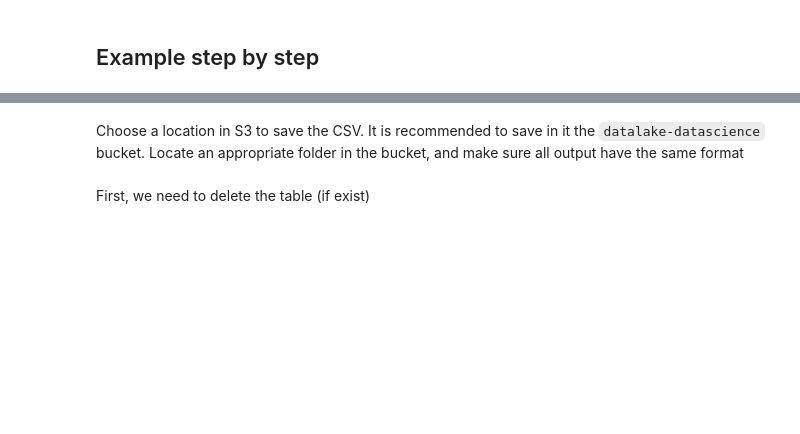
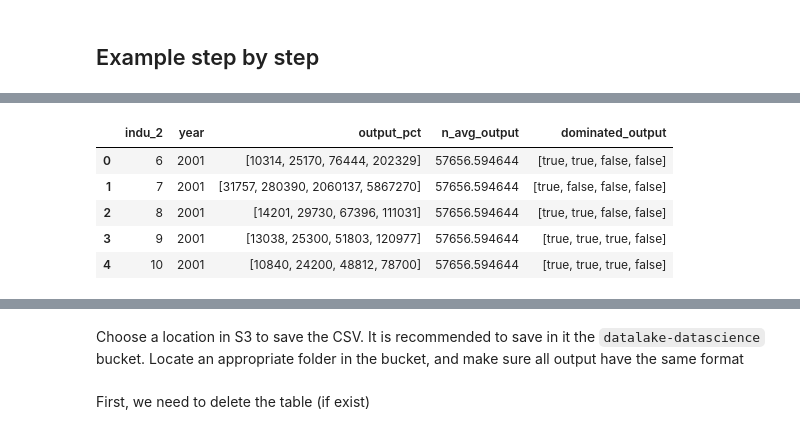
Before and after one commit to thomaspernet/Financial_dependency_pollution, a Jupyter notebook: 01_data_preprocessing/02_transform_tables/08_dominated_industry_ownership.ipynb, the cells around one changed output, grey strips where cells are left out. Saved outputs shown, nothing was run; the diff lists cells and outputs as text; code cells hidden in the pictures; blank space fills up the shorter version.

Commit message:
Query to merge and construct asif_industry_characteristics_ownership with create dominated industry
uvy96muto62979g

```diff
--- a/01_data_preprocessing/02_transform_tables/08_dominated_industry_ownership.ipynb
+++ b/01_data_preprocessing/02_transform_tables/08_dominated_industry_ownership.ipynb
@@ -121,5 +125,5 @@ The notebook reference is the following https://github.com/thomaspernet/Financia
 # %% [markdown]
 ## Example step by step
 # %%
-DatabaseName = ''
+DatabaseName = 'firms_survey'
 s3_output_example = 'SQL_OUTPUT_ATHENA'
@@ -137,0 +206,79 @@ output
+# %%
+query= """
+WITH test as (
+  SELECT
+    year,
+    firm,
+    cic,
+    output,
+    employ,
+    sales,
+    captal,
+    CASE WHEN LENGTH(cic) = 4 THEN substr(cic, 1, 2) ELSE concat(
+      '0',
+      substr(cic, 1, 1)
+    ) END AS indu_2,
+    CASE WHEN ownership = 'SOE' THEN 'SOE' ELSE 'PRIVATE' END AS soe_vs_pri,
+    CASE WHEN ownership in ('HTM', 'FOREIGN') THEN 'FOREIGN' ELSE 'DOMESTIC' END AS for_vs_dom
+  FROM
+    firms_survey.asif_firms_prepared
+  WHERE
+    year = '2001'
+)
+SELECT
+  indu_2,
+  industry_pct.year,
+  output_pct,
+  n_avg_output,
+  zip_with(
+      transform(
+        sequence(
+          1,
+          4
+        ),
+        x -> n_avg_output
+      ),
+        output_pct, (x, y) -> x > y) AS dominated_output
+FROM
+  (
+    (
+      SELECT
+        indu_2,
+        year,
+        approx_percentile(output, ARRAY[.5,.75,.90,.95]) AS output_pct
+      FROM
+        test
+      GROUP BY
+        year,
+        indu_2
+      ORDER BY
+        indu_2
+    ) as industry_pct
+    LEFT JOIN (
+      SELECT
+        year,
+        AVG(output) as n_avg_output
+      FROM
+        test
+      GROUP BY
+        year
+    ) as national_avg ON industry_pct.year = national_avg.year
+  )
+LIMIT
+  5
+
+"""
+output = s3.run_query(
+                    query=query,
+                    database=DatabaseName,
+                    s3_output=s3_output_example,
+    filename = 'example_3'
+                )
+output
+# %% [output]
+|  | indu_2 | year | output_pct | n_avg_output | dominated_output |
+| 0 | 6 | 2001 | [10314, 25170, 76444, 202329] | 57656.594644 | [true, true, false, false] |
+| 1 | 7 | 2001 | [31757, 280390, 2060137, 5867270] | 57656.594644 | [true, false, false, false] |
+| 2 | 8 | 2001 | [14201, 29730, 67396, 111031] | 57656.594644 | [true, true, false, false] |
+| 3 | 9 | 2001 | [13038, 25300, 51803, 120977] | 57656.594644 | [true, true, true, false] |
+| 4 | 10 | 2001 | [10840, 24200, 48812, 78700] | 57656.594644 | [true, true, true, false] |
```
Also changed, not shown: parts of 46 cells of this notebook, 4 other files.
